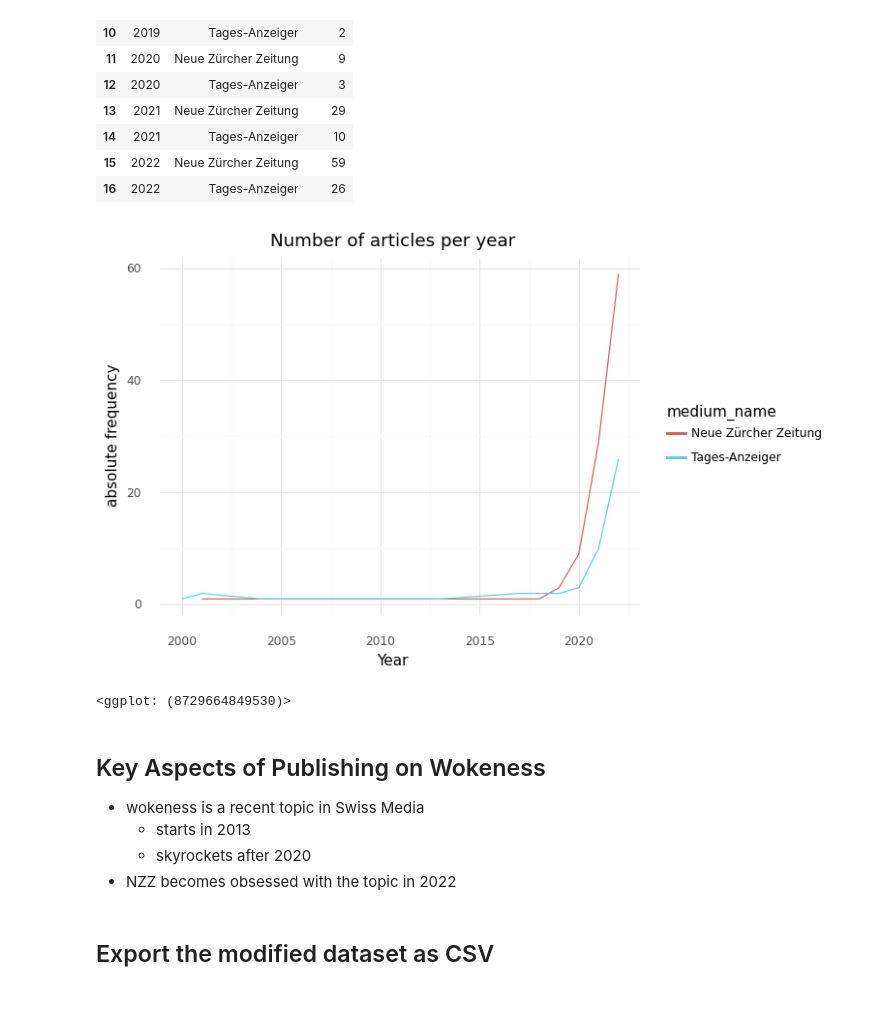
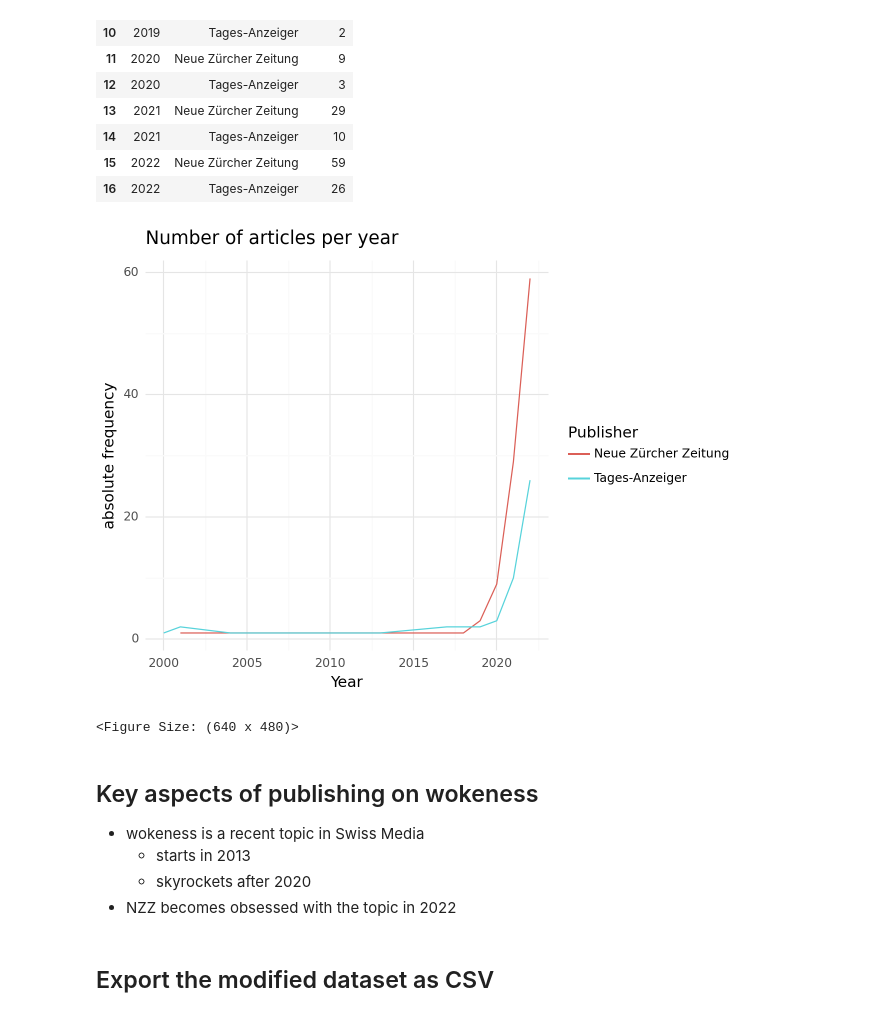
Before and after one commit to aflueckiger/KED2024, a Jupyter notebook: ked2024/materials/code/ked2024_08.ipynb, the cells around one changed output. Drawn from its saved outputs; the diff is of its cells as text; code cells hidden in the pictures.

```diff
--- a/ked2024/materials/code/ked2024_08.ipynb
+++ b/ked2024/materials/code/ked2024_08.ipynb
@@ -48,9 +46,9 @@ import plotnine as pn
 # %%
 # url to dataset stored in the GitHub project repository for easy online access
-path_to_dataset = "https://raw.githubusercontent.com/aflueckiger/KED2023/main/KED2023/materials/data/swiss_media_wokeness.tsv"
+# path_to_dataset = "https://raw.githubusercontent.com/aflueckiger/KED2023/main/KED2023/materials/data/swiss_media_wokeness.tsv"
 
 # when you have cloned the repository, you can also load the dataset from there
-# path_to_dataset = "../data/swiss_media_wokeness.tsv"
+path_to_dataset = "../data/swiss_media_wokeness.tsv"
 
 # load dataset
 df = pd.read_csv(path_to_dataset, sep="\t")
@@ -383,17 +391,17 @@ docs_per_year
 # %%
 # visualize the number of articles per year and newspaper
 # for more complex figures, we use plotnine instead of standard visualization of pandas
 (
     pn.ggplot(docs_per_year, pn.aes(x="year", y="count", color="medium_name"))
     + pn.geom_line()
-    + pn.labs(title="Number of articles per year", x="Year", y="absolute frequency")
+    + pn.labs(title="Number of articles per year", x="Year", y="absolute frequency",  color="Publisher")
     + pn.theme_minimal()
 )
 # %% [output]
-[figure, old version]
+[figure, new version]
-<ggplot: (8729664849530)>
+<Figure Size: (640 x 480)>
 # %% [markdown]
-## Key Aspects of Publishing on Wokeness
+## Key aspects of publishing on wokeness
 - wokeness is a recent topic in Swiss Media
   - starts in 2013
   - skyrockets after 2020
```
Also changed, not shown: parts of 34 cells of this notebook, 7 other files.
